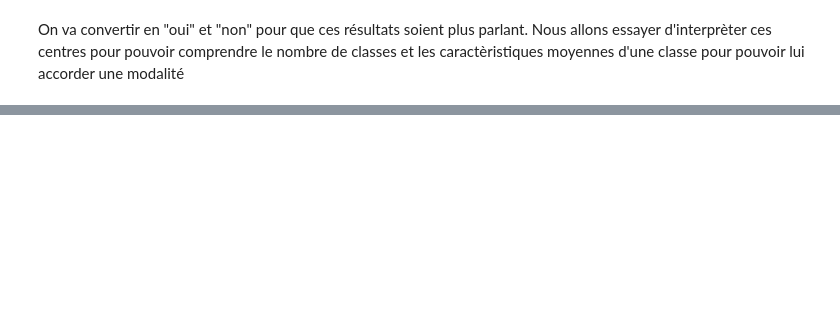
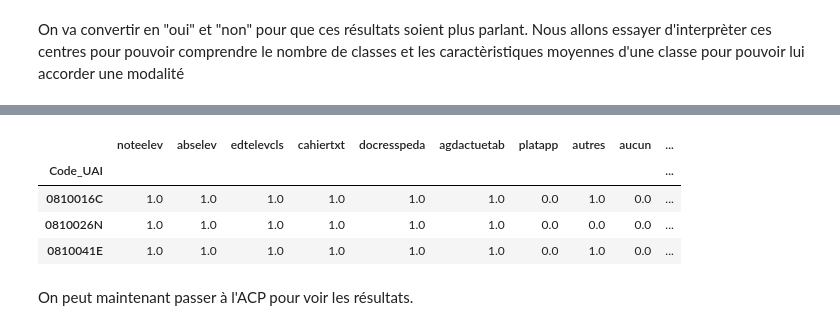
Before and after one commit to Salim-belkhir/Projet-data-science, a Jupyter notebook: etude_etic_2/etic_2-services-num.ipynb, the cells around one changed output, grey strips where cells are left out. Saved outputs shown, nothing was run; the diff lists cells and outputs as text; code cells hidden in the pictures; blank space fills up the shorter version.

```diff
--- a/etude_etic_2/etic_2-services-num.ipynb
+++ b/etude_etic_2/etic_2-services-num.ipynb
@@ -215,0 +220,16 @@ resultat
+# %%
+df_services['cluster'] = y_km_services
+
+df_services.cluster = df_services.cluster.astype(str)
+
+
+df_services.cluster.value_counts()
+df_services.head(3)
+# %% [output]
+|  | noteelev | abselev | edtelevcls | cahiertxt | docresspeda | agdactuetab | platapp | autres | aucun | ... |
+| Code_UAI |  |  |  |  |  |  |  |  |  | ... |
+| 0810016C | 1.0 | 1.0 | 1.0 | 1.0 | 1.0 | 1.0 | 0.0 | 1.0 | 0.0 | ... |
+| 0810026N | 1.0 | 1.0 | 1.0 | 1.0 | 1.0 | 1.0 | 0.0 | 0.0 | 0.0 | ... |
+| 0810041E | 1.0 | 1.0 | 1.0 | 1.0 | 1.0 | 1.0 | 0.0 | 1.0 | 0.0 | ... |
+# %% [markdown]
+On peut maintenant passer à l'ACP pour voir les résultats.
```
Also changed, not shown: parts of 14 cells of this notebook, 14 other files.
